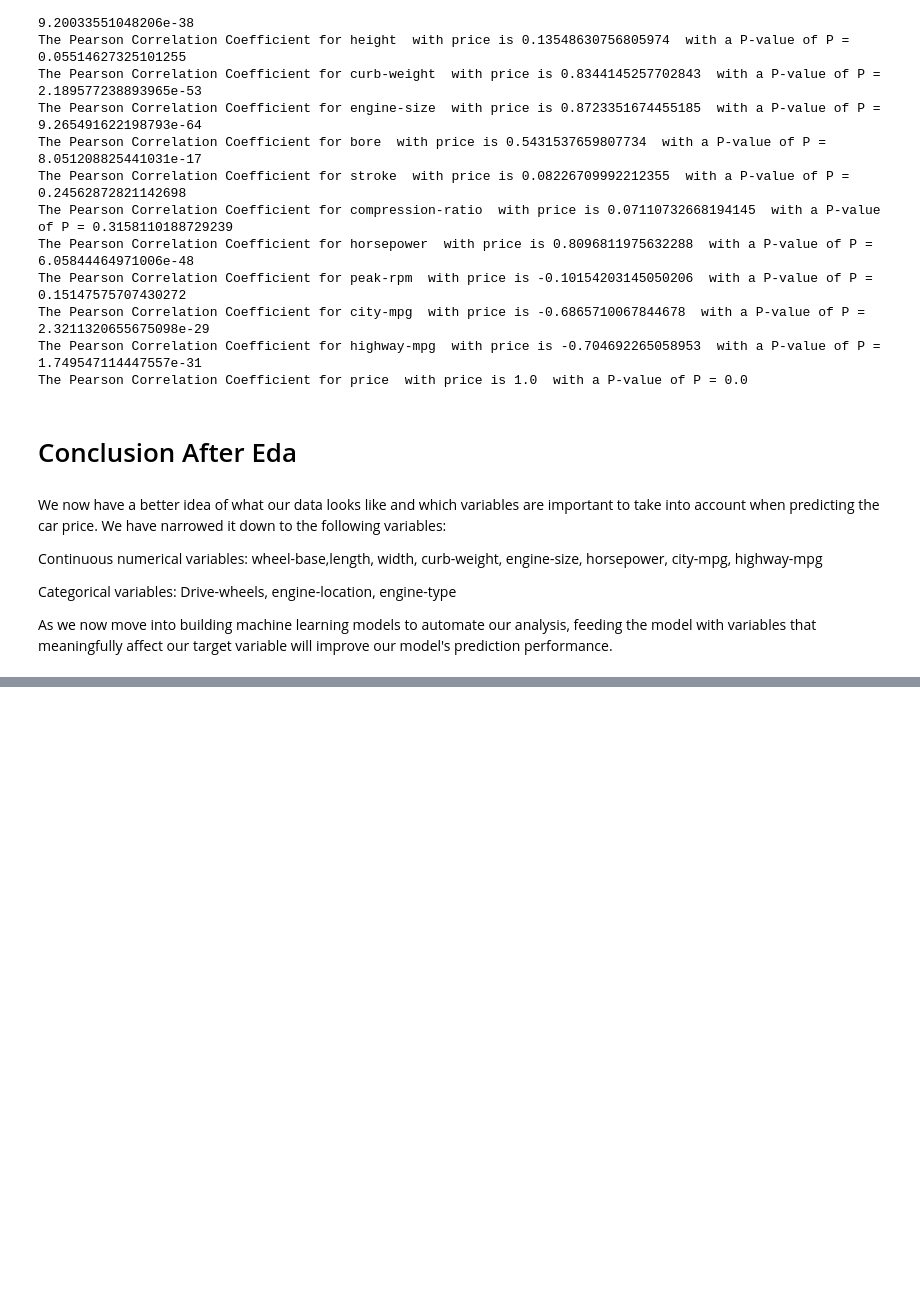
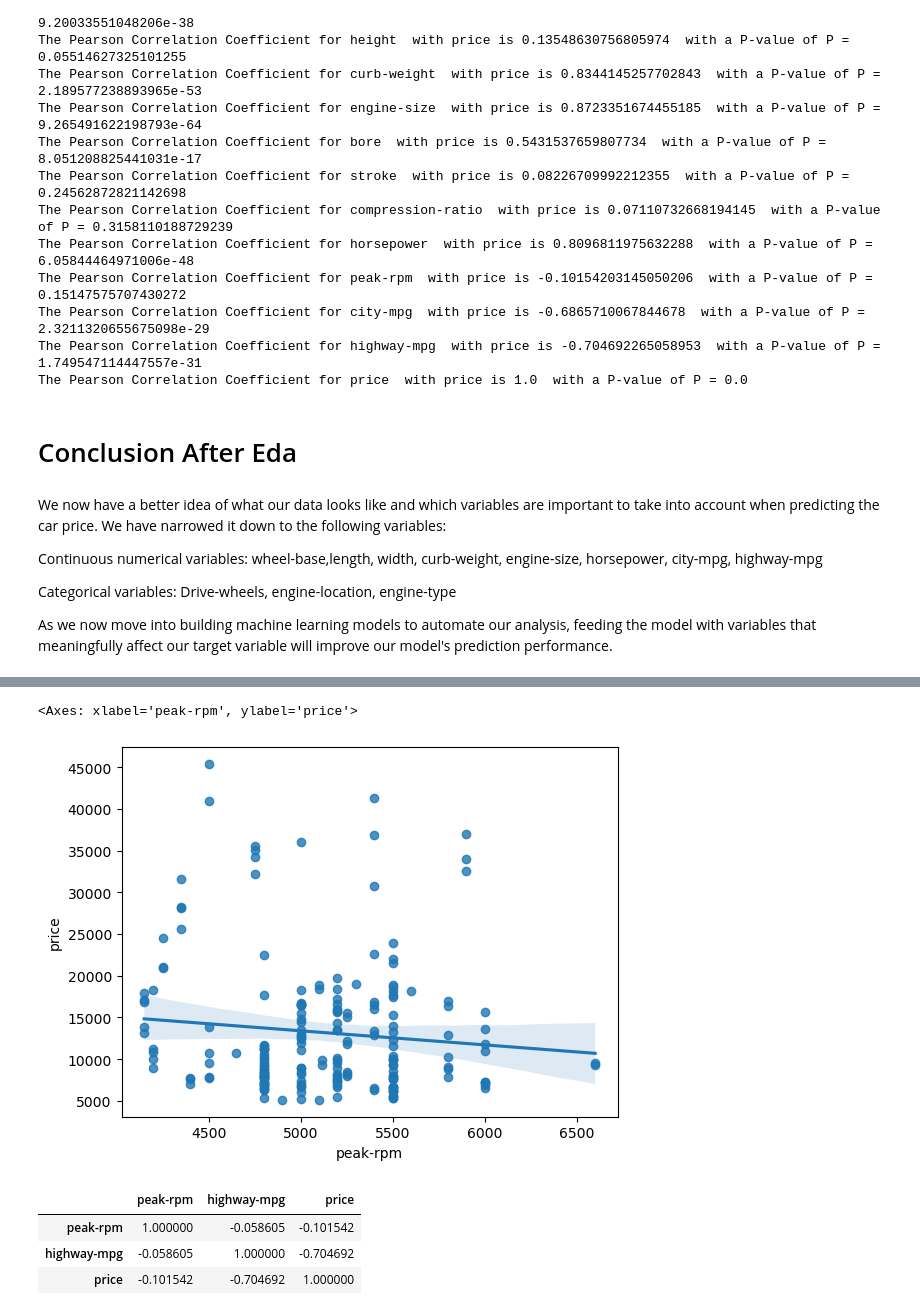
Before and after one commit to vythrey/eda_with_python_usedCars, a Jupyter notebook: eda_with_python_usedCars.ipynb, the cells around one changed output, grey strips where cells are left out. Drawn from its saved outputs; the diff is of its cells as text; code cells hidden in the pictures; blank space fills up the shorter version.

```diff
--- a/eda_with_python_usedCars.ipynb
+++ b/eda_with_python_usedCars.ipynb
@@ -710,0 +849,12 @@ As we now move into building machine learning models to automate our analysis, f
+# %%
+sns.regplot(x="peak-rpm", y="price", data=df)
+# %% [output]
+<Axes: xlabel='peak-rpm', ylabel='price'>
+[figure, added]
+# %%
+df[["peak-rpm","highway-mpg","price"]].corr()
+# %% [output]
+|  | peak-rpm | highway-mpg | price |
+| peak-rpm | 1.000000 | -0.058605 | -0.101542 |
+| highway-mpg | -0.058605 | 1.000000 | -0.704692 |
+| price | -0.101542 | -0.704692 | 1.000000 |
```
Also changed, not shown: parts of 106 cells of this notebook.
